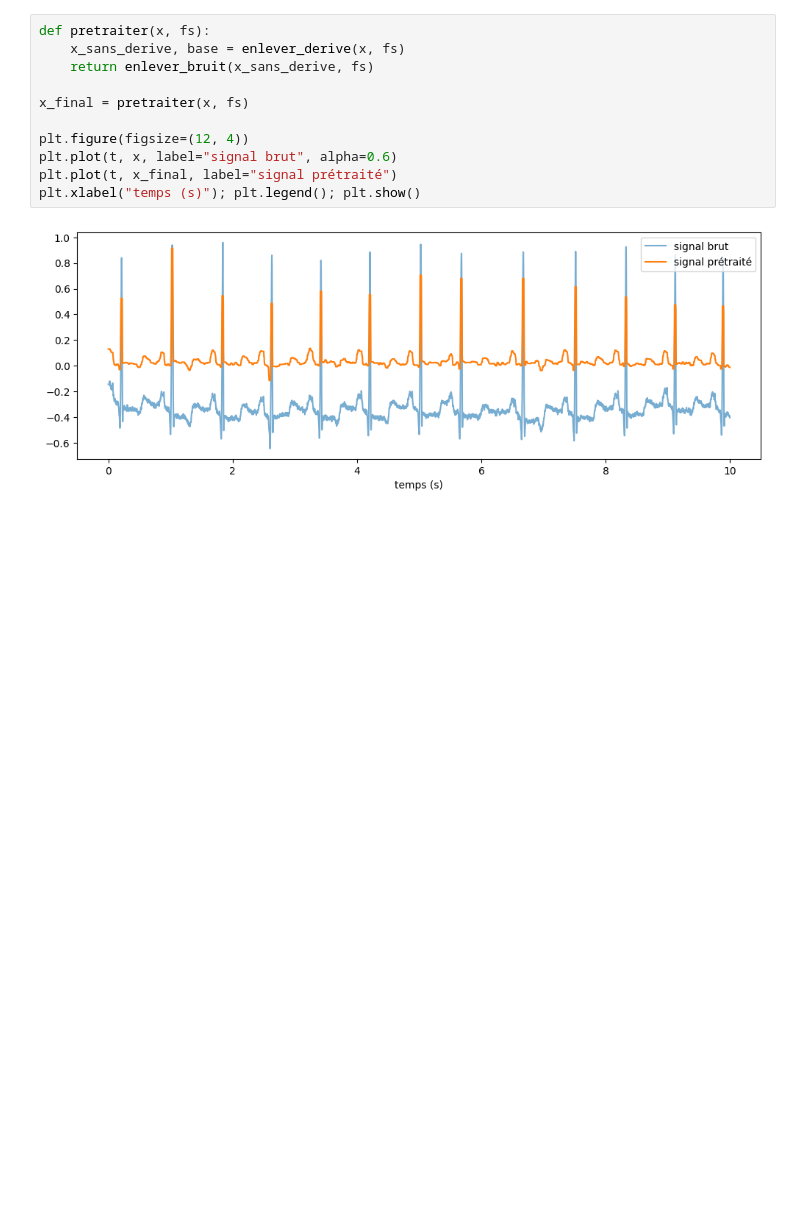
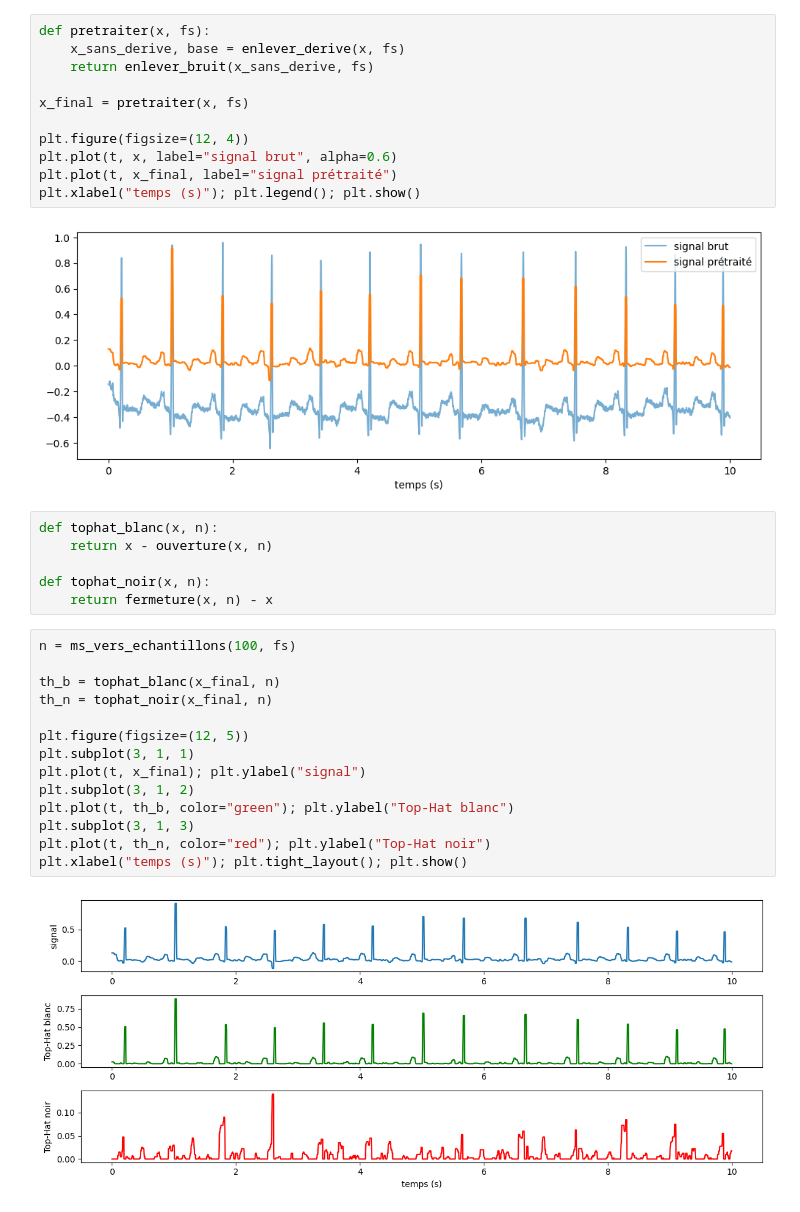
Before and after one commit to ROUA329/CardioMorph, a Jupyter notebook: cardiomorph-ecg.ipynb, the cells around one changed output. Saved outputs shown, nothing was run; the diff lists cells and outputs as text; blank space fills up the shorter version.

```diff
--- a/cardiomorph-ecg.ipynb
+++ b/cardiomorph-ecg.ipynb
@@ -254,3 +254,25 @@ plt.plot(t, x_final, label="signal prétraité")
 plt.xlabel("temps (s)"); plt.legend(); plt.show()
 # %% [output]
 [figure]
+# %%
+def tophat_blanc(x, n):
+    return x - ouverture(x, n)
+
+def tophat_noir(x, n):
+    return fermeture(x, n) - x
+# %%
+n = ms_vers_echantillons(100, fs)
+
+th_b = tophat_blanc(x_final, n)
+th_n = tophat_noir(x_final, n)
+
+plt.figure(figsize=(12, 5))
+plt.subplot(3, 1, 1)
+plt.plot(t, x_final); plt.ylabel("signal")
+plt.subplot(3, 1, 2)
+plt.plot(t, th_b, color="green"); plt.ylabel("Top-Hat blanc")
+plt.subplot(3, 1, 3)
+plt.plot(t, th_n, color="red"); plt.ylabel("Top-Hat noir")
+plt.xlabel("temps (s)"); plt.tight_layout(); plt.show()
+# %% [output]
+[figure, added]
```
Also changed, not shown: parts of 2 cells of this notebook.
